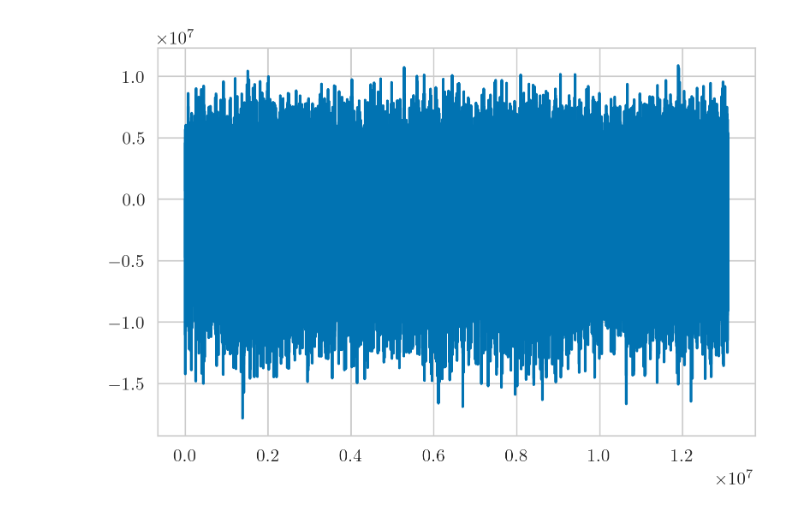
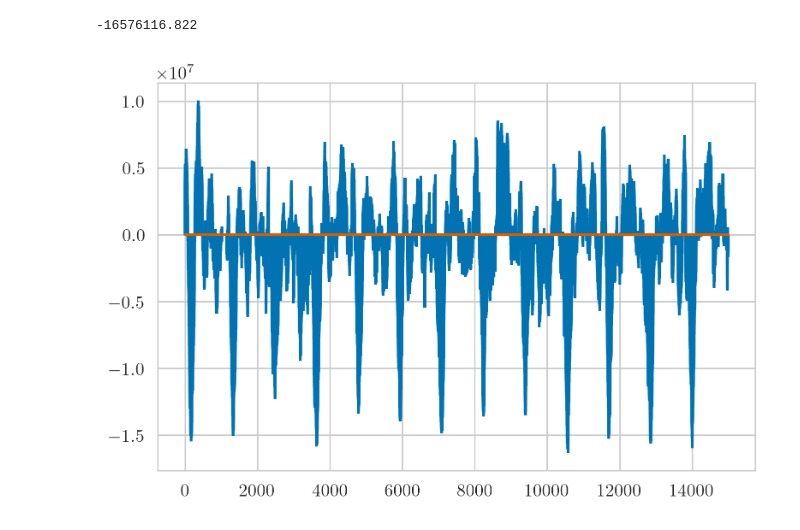
Before and after one commit to lIkesimba9/signals, a Jupyter notebook: detect_ofdm/visual.ipynb, the cells around one changed output. Saved outputs shown, nothing was run; the diff lists cells and outputs as text; code cells hidden in the pictures.

```diff
--- a/detect_ofdm/visual.ipynb
+++ b/detect_ofdm/visual.ipynb
@@ -21,8 +24,13 @@ df = pd.read_csv("build/out.csv", header=None)
+# %%
+np.percentile(arr, 0.1)
+# %% [output]
+-16576116.822
 # %%
-plt.plot(df[0])
+#plt.plot(df[0])
+plt.stem(df[0][:15000], markerfmt=" ")
 #plt.xlabel("М")
 #plt.ylabel("Значение сигнала")
 #plt.title("Мнимая часть")
 plt.show()
 # %% [output]
-[figure, old version]
+[figure, new version]
```
Also changed, not shown: parts of 2 cells of this notebook, 2 other files.
